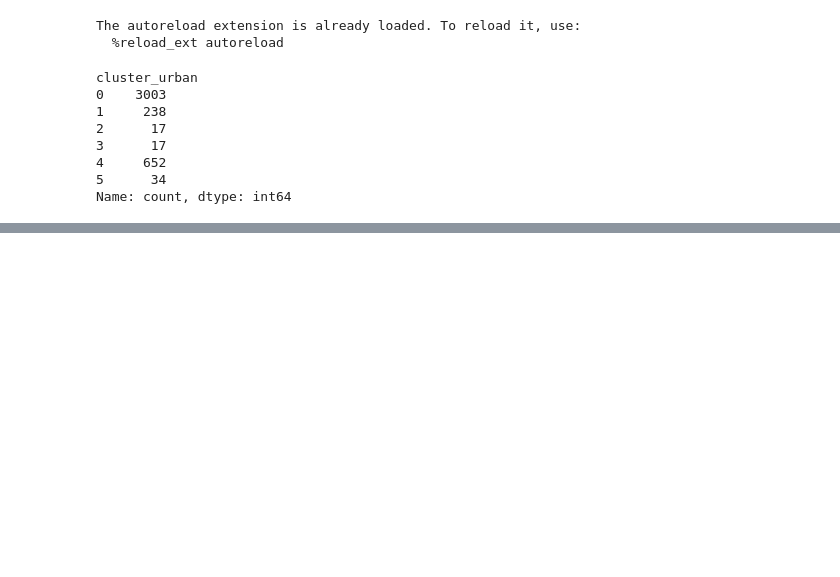
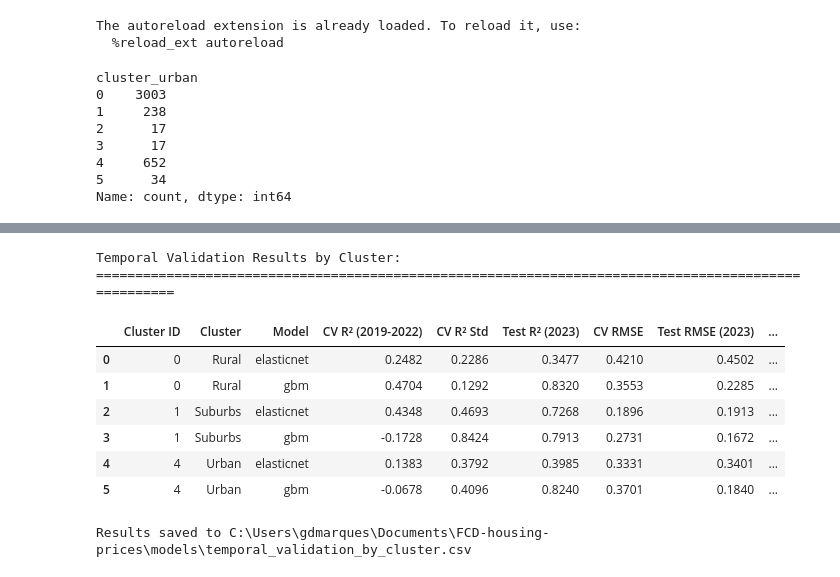
Before and after one commit to Shushunya/FCD-housing-prices, a Jupyter notebook: code/urban_clustering_modeling.ipynb, the cells around one changed output, grey strips where cells are left out. Drawn from its saved outputs; the diff is of its cells as text; code cells hidden in the pictures; blank space fills up the shorter version.

```diff
--- a/code/urban_clustering_modeling.ipynb
+++ b/code/urban_clustering_modeling.ipynb
@@ -79,0 +189,46 @@ Name: cluster_urban, dtype: int64
+# %%
+results_summary = []
+
+for cluster_id in selected_clusters:
+    if cluster_id not in cluster_results:
+        continue
+
+    cluster_label = CLUSTER_LABELS["cluster_urban"].get(cluster_id, f"Cluster {cluster_id}")
+
+    for model_key in model_configs.keys():
+        if model_key not in cluster_results[cluster_id]:
+            continue
+
+        metrics = cluster_results[cluster_id][model_key]
+
+        results_summary.append({
+            "Cluster ID": cluster_id,
+            "Cluster": cluster_label,
+            "Model": model_key,
+            "CV R² (2019-2022)": metrics['cv_r2_mean'],
+            "CV R² Std": metrics['cv_r2_std'],
+            "Test R² (2023)": metrics['test_r2'],
+            "CV RMSE": metrics['cv_rmse'],
+            "Test RMSE (2023)": metrics['test_rmse'],
+            "CV MAE": metrics['cv_mae'],
+            "Test MAE (2023)": metrics['test_mae']
+        })
+
+results_df = pd.DataFrame(results_summary)
+
+display(results_df.round(4))
+
+MODELS_DIR.mkdir(parents=True, exist_ok=True)
+results_path = MODELS_DIR / "temporal_validation_by_cluster.csv"
+results_df.to_csv(results_path, index=False)
+# %% [output]
+Temporal Validation Results by Cluster:
+====================================================================================================
+|  | Cluster ID | Cluster | Model | CV R² (2019-2022) | CV R² Std | Test R² (2023) | CV RMSE | Test RMSE (2023) | ... |
+| 0 | 0 | Rural | elasticnet | 0.2482 | 0.2286 | 0.3477 | 0.4210 | 0.4502 | ... |
+| 1 | 0 | Rural | gbm | 0.4704 | 0.1292 | 0.8320 | 0.3553 | 0.2285 | ... |
+| 2 | 1 | Suburbs | elasticnet | 0.4348 | 0.4693 | 0.7268 | 0.1896 | 0.1913 | ... |
+| 3 | 1 | Suburbs | gbm | -0.1728 | 0.8424 | 0.7913 | 0.2731 | 0.1672 | ... |
+| 4 | 4 | Urban | elasticnet | 0.1383 | 0.3792 | 0.3985 | 0.3331 | 0.3401 | ... |
+| 5 | 4 | Urban | gbm | -0.0678 | 0.4096 | 0.8240 | 0.3701 | 0.1840 | ... |
+Results saved to C:\Users\gdmarques\Documents\FCD-housing-prices\models\temporal_validation_by_cluster.csv
```
Also changed, not shown: parts of 5 cells of this notebook.
